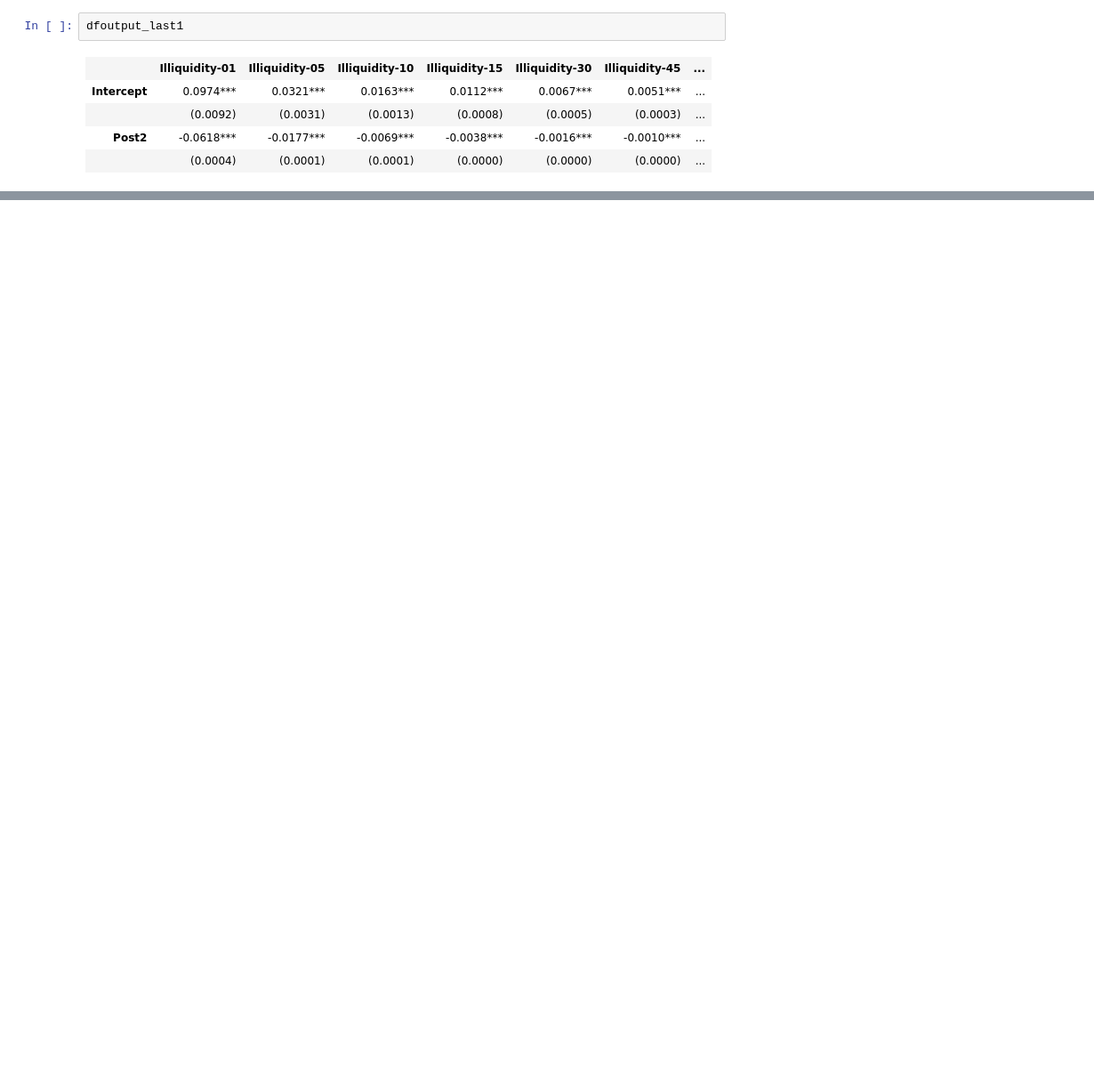
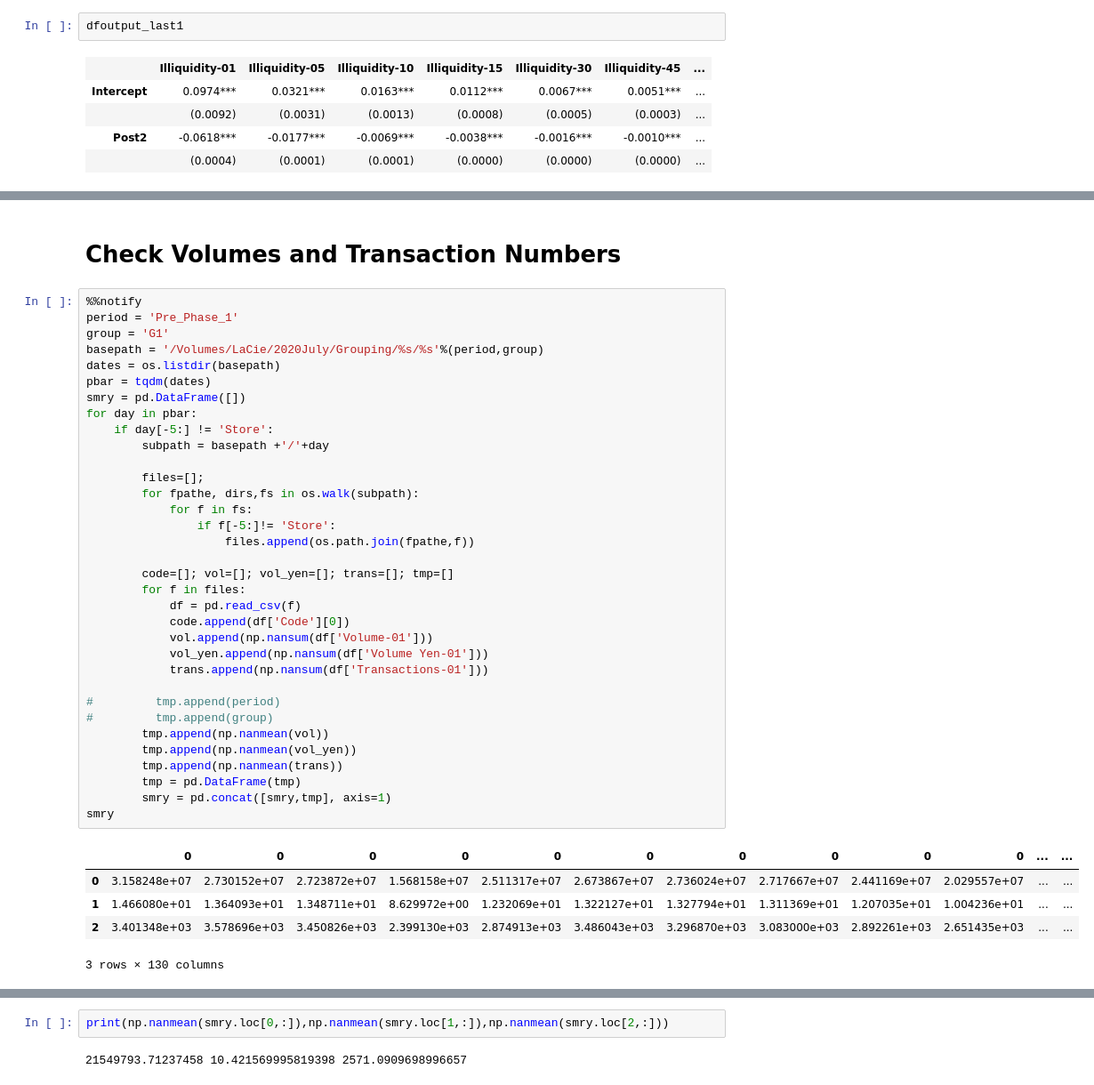
Before and after one commit to Shuxin-Y/TSE-Tick-Size-Reduction, a Jupyter notebook: Robustness Check.ipynb, the cells around one changed output, grey strips where cells are left out. Shown: that part at 89% size. Saved outputs shown, nothing was run; the diff lists cells and outputs as text; blank space fills up the shorter version.

```diff
--- a/Robustness Check.ipynb
+++ b/Robustness Check.ipynb
@@ -1670,3 +1670,45 @@ result_lastg
  ==============================================================================
  RandomEffectsResults, id: 0x1c275286d8]
 [interactive output not drawn]
+# %% [markdown]
+# Check Volumes and Transaction Numbers
+# %%
+%%notify
+period = 'Pre_Phase_1'
+group = 'G1'
+basepath = '/Volumes/LaCie/2020July/Grouping/%s/%s'%(period,group)
+dates = os.listdir(basepath)
+pbar = tqdm(dates)
+smry = pd.DataFrame([])
+for day in pbar:
+    if day[-5:] != 'Store':
+        subpath = basepath +'/'+day
+
+        files=[];
+        for fpathe, dirs,fs in os.walk(subpath):
+            for f in fs:
+                if f[-5:]!= 'Store':
+                    files.append(os.path.join(fpathe,f))
+
+        code=[]; vol=[]; vol_yen=[]; trans=[]; tmp=[]
+        for f in files:
+            df = pd.read_csv(f)
+            code.append(df['Code'][0])
+            vol.append(np.nansum(df['Volume-01']))
+            vol_yen.append(np.nansum(df['Volume Yen-01']))
+            trans.append(np.nansum(df['Transactions-01']))
+
+#         tmp.append(period)
+#         tmp.append(group)
+        tmp.append(np.nanmean(vol))
+        tmp.append(np.nanmean(vol_yen))
+        tmp.append(np.nanmean(trans))
+        tmp = pd.DataFrame(tmp)
+        smry = pd.concat([smry,tmp], axis=1)
+smry
+# %% [output]
+|  | 0 | 0 | 0 | 0 | 0 | 0 | 0 | 0 | 0 | 0 | ... | ... |
+| 0 | 3.158248e+07 | 2.730152e+07 | 2.723872e+07 | 1.568158e+07 | 2.511317e+07 | 2.673867e+07 | 2.736024e+07 | 2.717667e+07 | 2.441169e+07 | 2.029557e+07 | ... | ... |
+| 1 | 1.466080e+01 | 1.364093e+01 | 1.348711e+01 | 8.629972e+00 | 1.232069e+01 | 1.322127e+01 | 1.327794e+01 | 1.311369e+01 | 1.207035e+01 | 1.004236e+01 | ... | ... |
+| 2 | 3.401348e+03 | 3.578696e+03 | 3.450826e+03 | 2.399130e+03 | 2.874913e+03 | 3.486043e+03 | 3.296870e+03 | 3.083000e+03 | 2.892261e+03 | 2.651435e+03 | ... | ... |
+3 rows × 130 columns
@@ -1672,0 +1716,4 @@ result_lastg
+# %%
+print(np.nanmean(smry.loc[0,:]),np.nanmean(smry.loc[1,:]),np.nanmean(smry.loc[2,:]))
+# %% [output]
+21549793.71237458 10.421569995819398 2571.0909698996657
```
Also changed, not shown: parts of 4 cells of this notebook, 1 other file.
